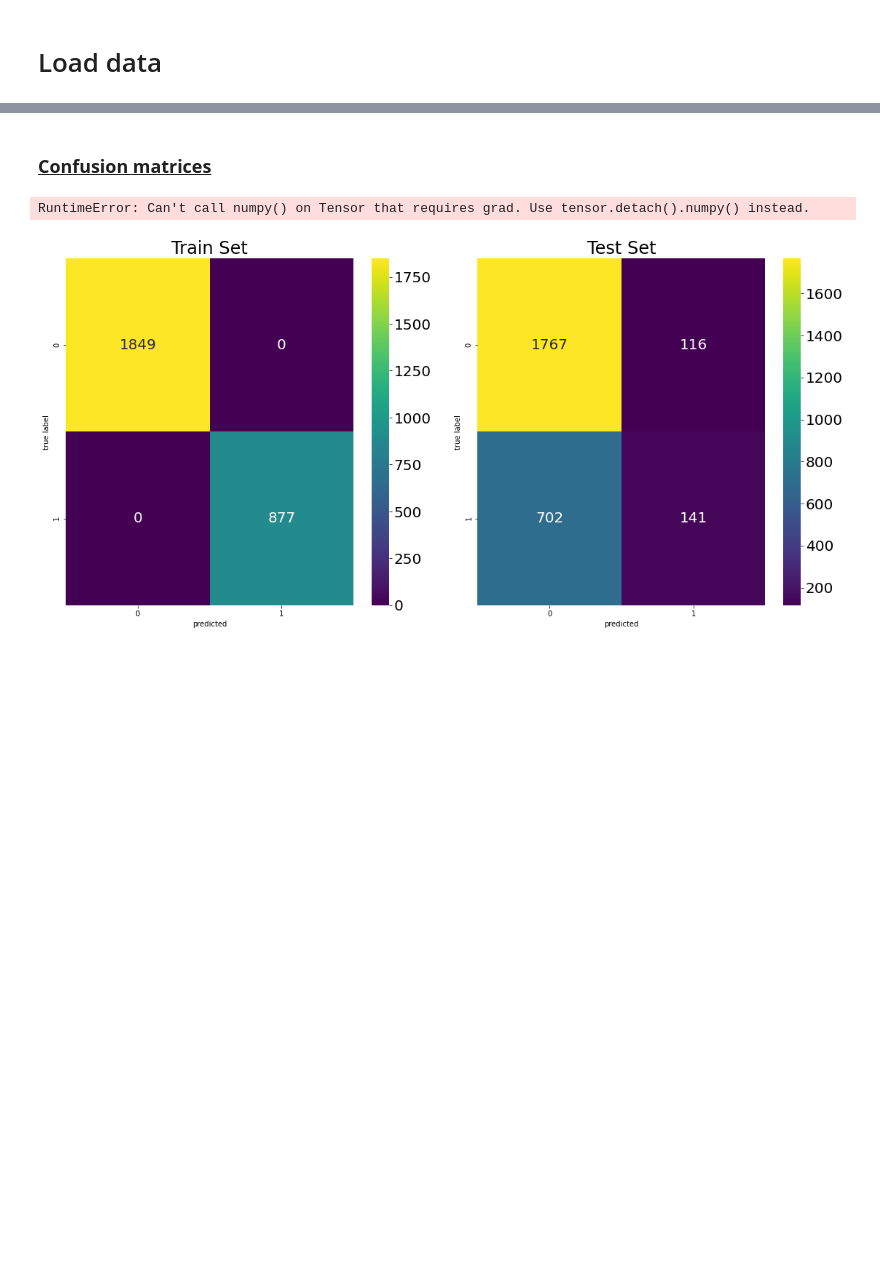
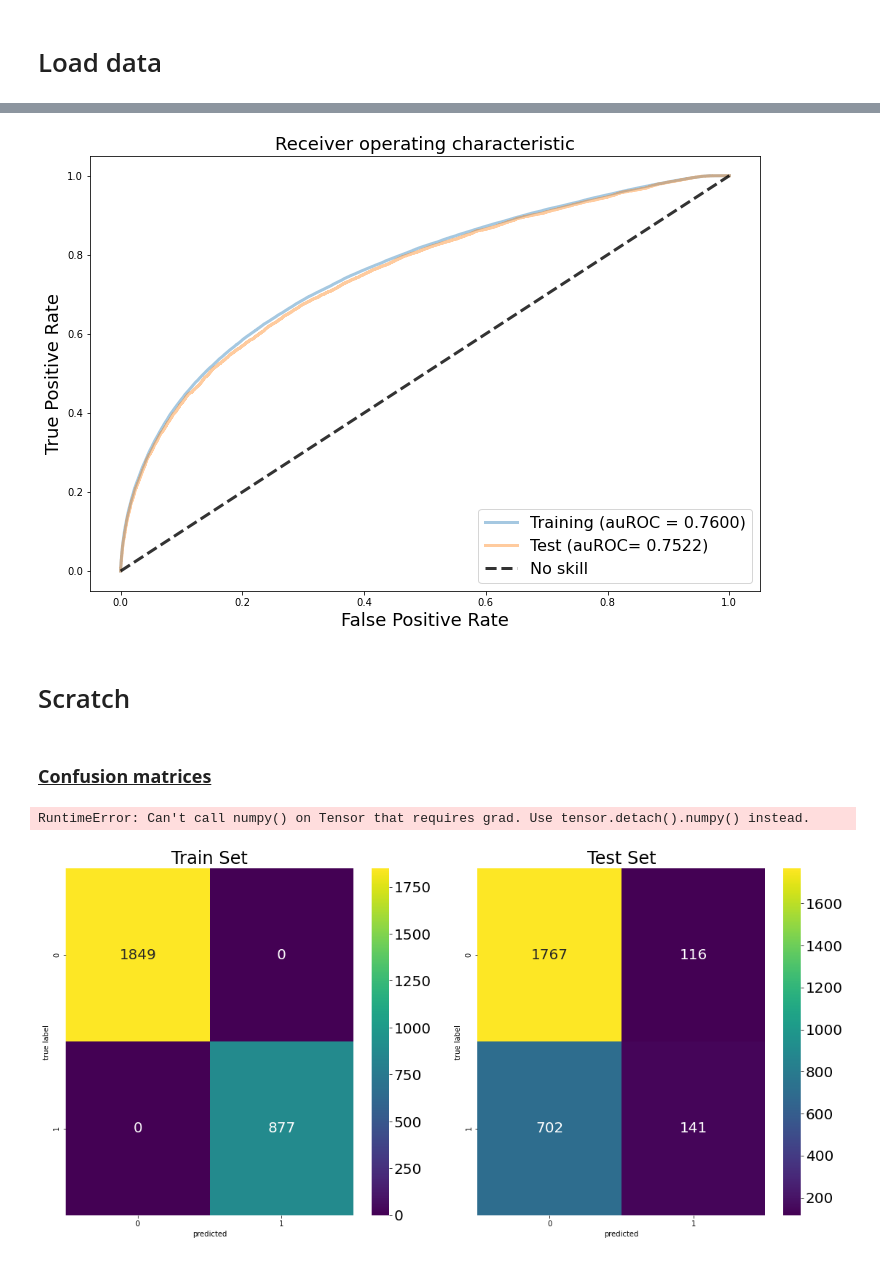
Before and after one commit to ML4GLand/EUGENe, a Jupyter notebook: NN/RNN_Classification.ipynb, the cells around one changed output, grey strips where cells are left out. Cells and saved outputs as stored; diff of their text form; code cells hidden in the pictures; blank space fills up the shorter version.

```diff
--- a/NN/RNN_Classification.ipynb
+++ b/NN/RNN_Classification.ipynb
@@ -271,0 +341,6 @@ Loss
+# %%
+fprs_tr, tprs_tr, threshs_tr = roc_curve(y_true=y_train, y_score=y_tr_probs)
+roc_auc_tr = auc(fprs_tr, tprs_tr)
+# %%
+fprs, tprs, threshs = roc_curve(y_true=y_test, y_score=y_probs)
+roc_auc = auc(fprs, tprs)
@@ -272,3 +351,18 @@ Loss
+# %%
+fig, ax = plt.subplots(1, 1, figsize=(12,8))
+ax.plot(fprs_tr, tprs_tr, lw=3, alpha=0.4, label='Training (auROC = %0.4f)' % (roc_auc_tr))
+ax.plot(fprs, tprs, lw=3, alpha=0.4, label='Test (auROC= %0.4f)' % (roc_auc))
+ax.plot([0, 1], [0, 1], linestyle='--', lw=3, color='k', label='No skill', alpha=.8)
+ax.set_xlim([-0.05, 1.05])
+ax.set_ylim([-0.05, 1.05])
+ax.set_xlabel('False Positive Rate', fontsize=18)
+ax.set_ylabel('True Positive Rate', fontsize=18)
+ax.set_title('Receiver operating characteristic', fontsize=18)
+ax.legend(loc="lower right", fontsize=16);
+# %% [output]
+[figure, added]
+# %% [markdown]
+# Scratch
 # %%
 train_loader = DataLoader(train_dataset, batch_size=len(X_test))
 eugene.to("cpu")
```
Also changed, not shown: parts of 71 cells of this notebook, 11 other files.
